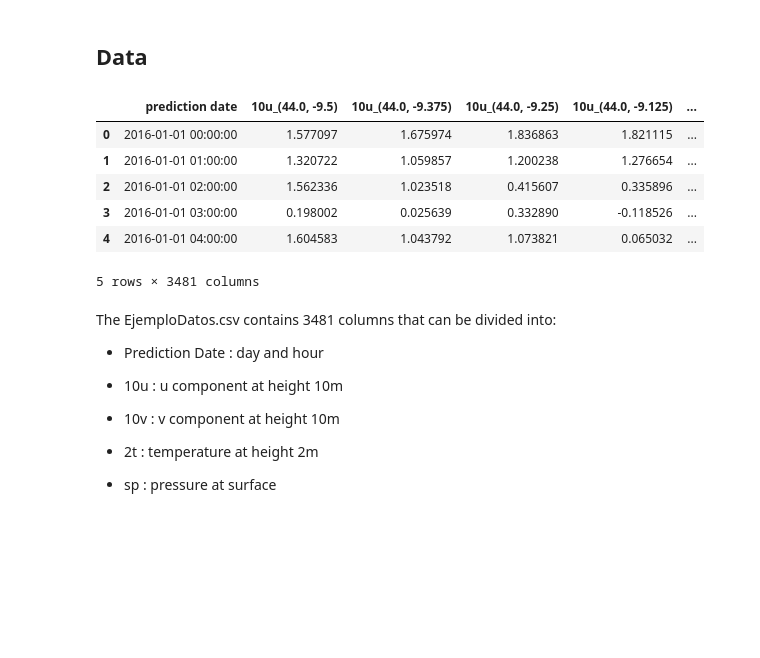
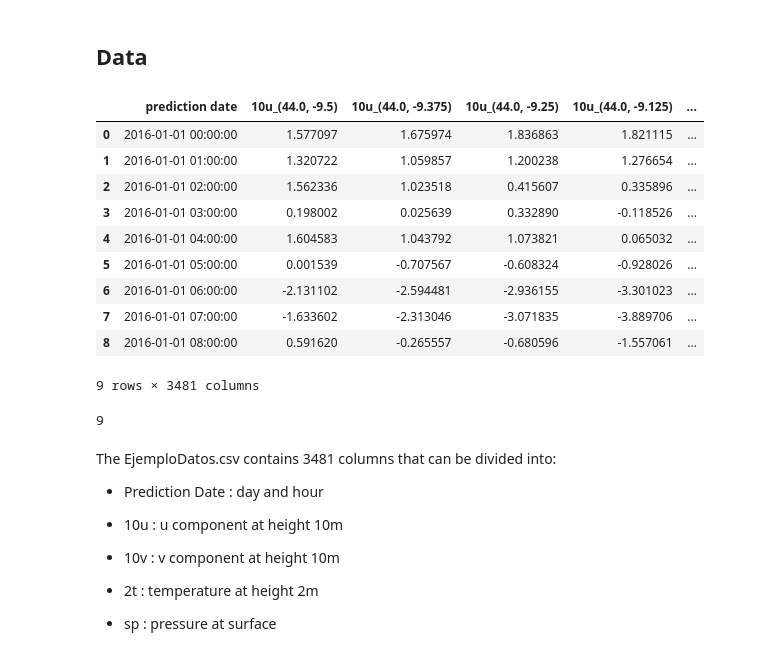
Before and after one commit to ignaciocordova/masters_thesis, a Jupyter notebook: arena/preparing_data/data_exploration.ipynb, the cells around one changed output. Saved outputs shown, nothing was run; the diff lists cells and outputs as text; code cells hidden in the pictures; blank space fills up the shorter version.

```diff
--- a/arena/preparing_data/data_exploration.ipynb
+++ b/arena/preparing_data/data_exploration.ipynb
@@ -11,15 +11,23 @@ import torch.nn as nn
 ## Data
 # %%
 df = pd.read_csv('EjemploDatos.csv')
-df.head()
+df
 # %% [output]
 |  | prediction date | 10u_(44.0, -9.5) | 10u_(44.0, -9.375) | 10u_(44.0, -9.25) | 10u_(44.0, -9.125) | ... |
 | 0 | 2016-01-01 00:00:00 | 1.577097 | 1.675974 | 1.836863 | 1.821115 | ... |
 | 1 | 2016-01-01 01:00:00 | 1.320722 | 1.059857 | 1.200238 | 1.276654 | ... |
 | 2 | 2016-01-01 02:00:00 | 1.562336 | 1.023518 | 0.415607 | 0.335896 | ... |
 | 3 | 2016-01-01 03:00:00 | 0.198002 | 0.025639 | 0.332890 | -0.118526 | ... |
 | 4 | 2016-01-01 04:00:00 | 1.604583 | 1.043792 | 1.073821 | 0.065032 | ... |
+| 5 | 2016-01-01 05:00:00 | 0.001539 | -0.707567 | -0.608324 | -0.928026 | ... |
+| 6 | 2016-01-01 06:00:00 | -2.131102 | -2.594481 | -2.936155 | -3.301023 | ... |
+| 7 | 2016-01-01 07:00:00 | -1.633602 | -2.313046 | -3.071835 | -3.889706 | ... |
+| 8 | 2016-01-01 08:00:00 | 0.591620 | -0.265557 | -0.680596 | -1.557061 | ... |
-5 rows × 3481 columns
+9 rows × 3481 columns
+# %%
+df.shape[0]
+# %% [output]
+9
 # %% [markdown]
 The EjemploDatos.csv contains 3481 columns that can be divided into:
  - Prediction Date : day and hour
```
Also changed, not shown: 15 other files.
